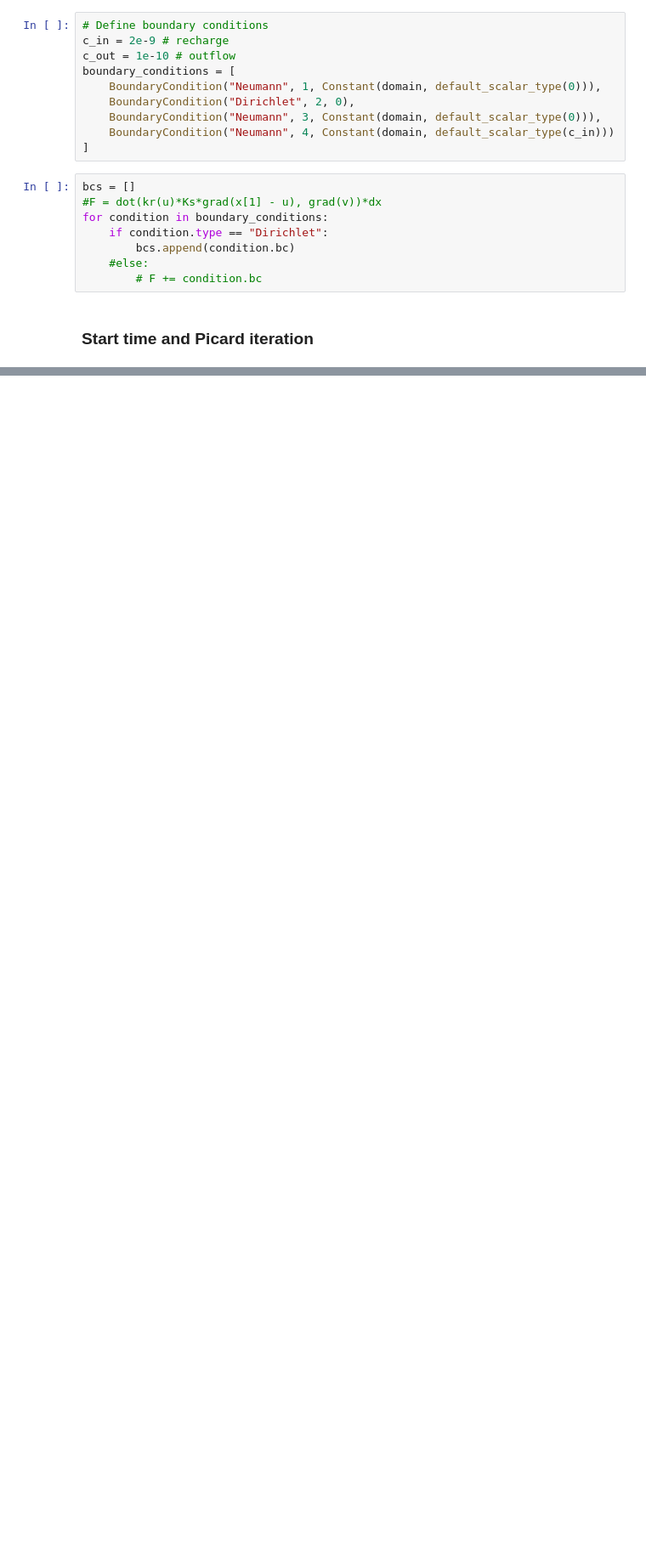
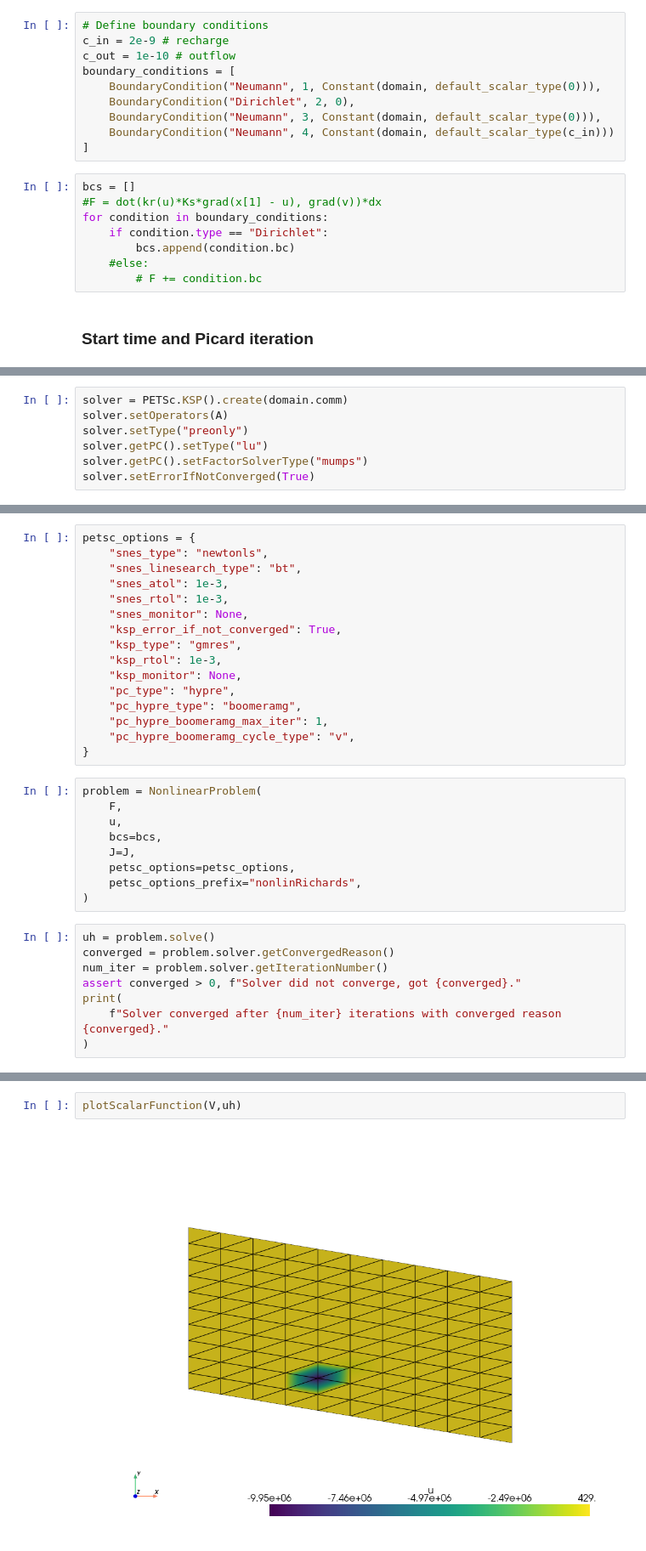
Before and after one commit to lannika-ut/ScientificPractice, a Jupyter notebook: FiniteElements/Richards_transient.ipynb, the cells around one changed output, grey strips where cells are left out. Shown at 85% size. Saved outputs shown, nothing was run; the diff lists cells and outputs as text; blank space fills up the shorter version.

Commit message:
Newton solver im transienten, konvergiert aber nicht. Heterogener Boden getestet, Picard konvergiert aber auch nicht, aber grob sieht es richtig aus

```diff
--- a/FiniteElements/Richards_transient.ipynb
+++ b/FiniteElements/Richards_transient.ipynb
@@ -424,0 +382,7 @@ plotScalarFunction(V, u)
+# %%
+solver = PETSc.KSP().create(domain.comm)
+solver.setOperators(A)
+solver.setType("preonly")
+solver.getPC().setType("lu")
+solver.getPC().setFactorSolverType("mumps")
+solver.setErrorIfNotConverged(True)
@@ -424,0 +445,33 @@ plotScalarFunction(V, u)
+# %%
+petsc_options = {
+    "snes_type": "newtonls",
+    "snes_linesearch_type": "bt",
+    "snes_atol": 1e-3,
+    "snes_rtol": 1e-3,
+    "snes_monitor": None,
+    "ksp_error_if_not_converged": True,
+    "ksp_type": "gmres",
+    "ksp_rtol": 1e-3,
+    "ksp_monitor": None,
+    "pc_type": "hypre",
+    "pc_hypre_type": "boomeramg",
+    "pc_hypre_boomeramg_max_iter": 1,
+    "pc_hypre_boomeramg_cycle_type": "v",
+}
+# %%
+problem = NonlinearProblem(
+    F,
+    u,
+    bcs=bcs,
+    J=J,
+    petsc_options=petsc_options,
+    petsc_options_prefix="nonlinRichards",
+)
+# %%
+uh = problem.solve()
+converged = problem.solver.getConvergedReason()
+num_iter = problem.solver.getIterationNumber()
+assert converged > 0, f"Solver did not converge, got {converged}."
+print(
+    f"Solver converged after {num_iter} iterations with converged reason {converged}."
+)
@@ -424,0 +497,4 @@ plotScalarFunction(V, u)
+# %%
+plotScalarFunction(V,uh)
+# %% [output]
+[figure, added]
```
Also changed, not shown: parts of 11 cells of this notebook, 2 other files.
